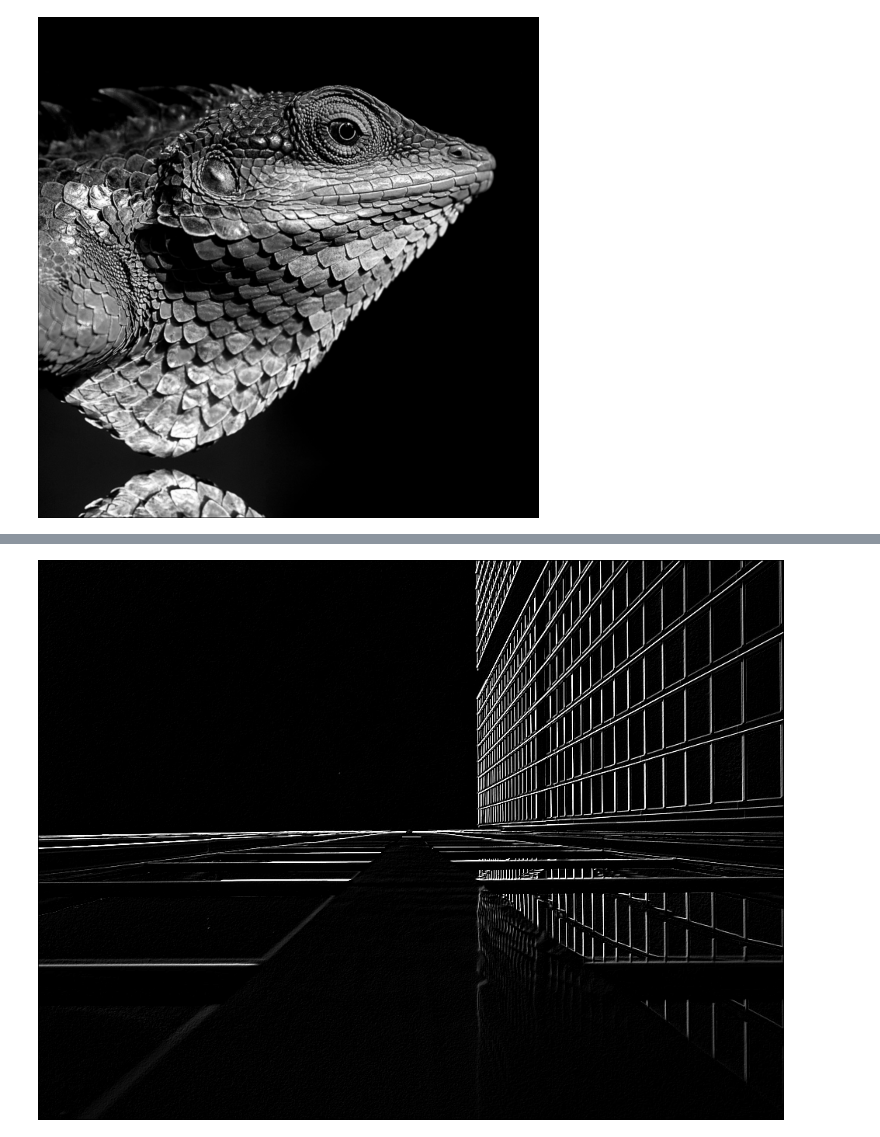
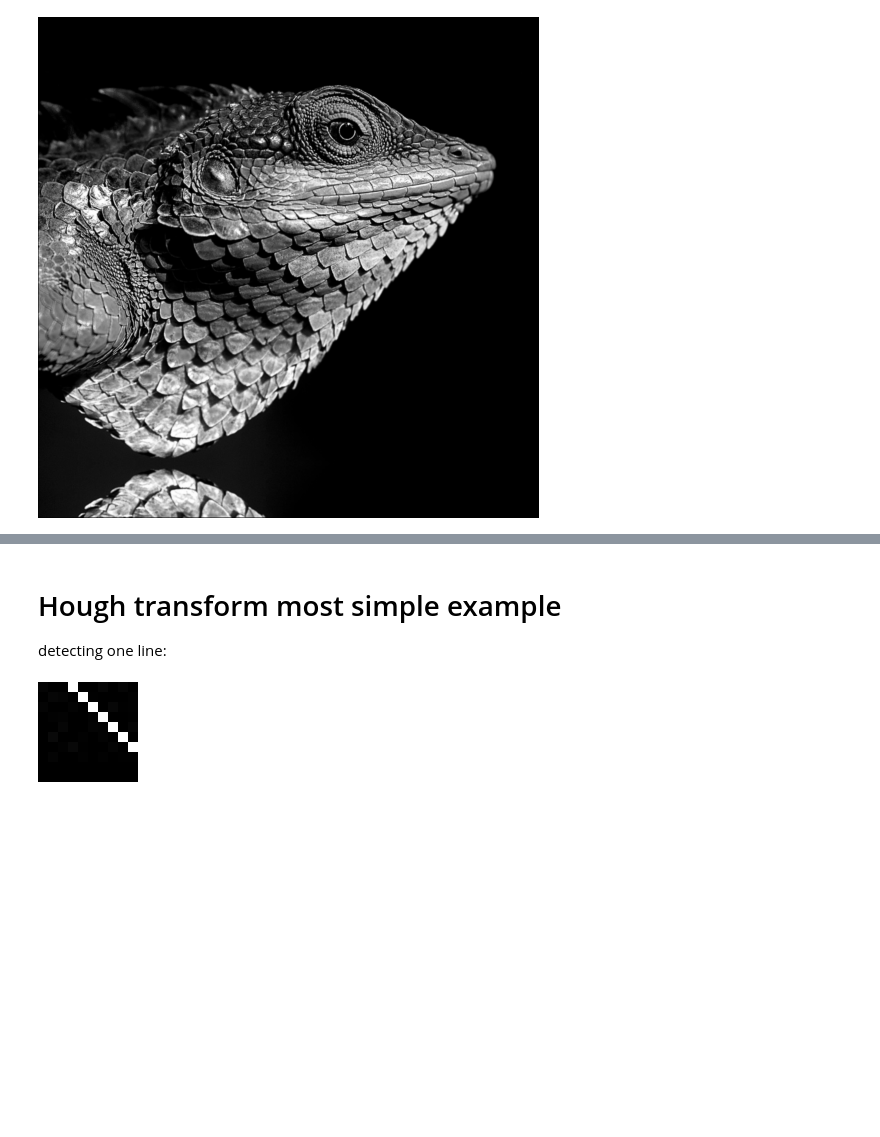
Before and after one commit to tadeohepperle/advanced_bioimage_programming, a Jupyter notebook: image_ops_julia/jl.ipynb, the cells around one changed output, grey strips where cells are left out. Drawn from its saved outputs; the diff is of its cells as text; code cells hidden in the pictures; blank space fills up the shorter version.

```diff
--- a/image_ops_julia/jl.ipynb
+++ b/image_ops_julia/jl.ipynb
@@ -42,10 +14,11 @@ hello world
+# %% [markdown]
+# Hough transform most simple example
+detecting one line:
 # %%
 include("imageops.jl")
-img_path = "./images/input/house.jpg"
-img = load(img_path)
-img_grey = Gray{Float32}.(img)
-sobel_img = sobel(img_grey)
+img = load("./images/input/geom3.jpg")
+sobel_img = Gray{Float32}.(img)
 # %% [output]
-[figure, old version]
+[figure, new version]
 # %%
 acc_matrix = hugh_transform_accumulator_matrix(sobel_img, (100,100))
```
Also changed, not shown: parts of 10 cells of this notebook, 5 other files.
